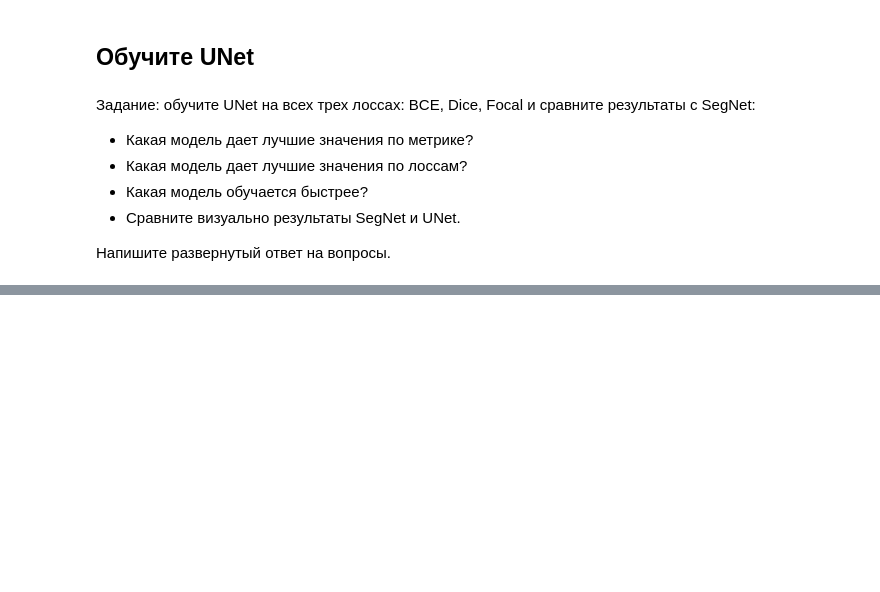
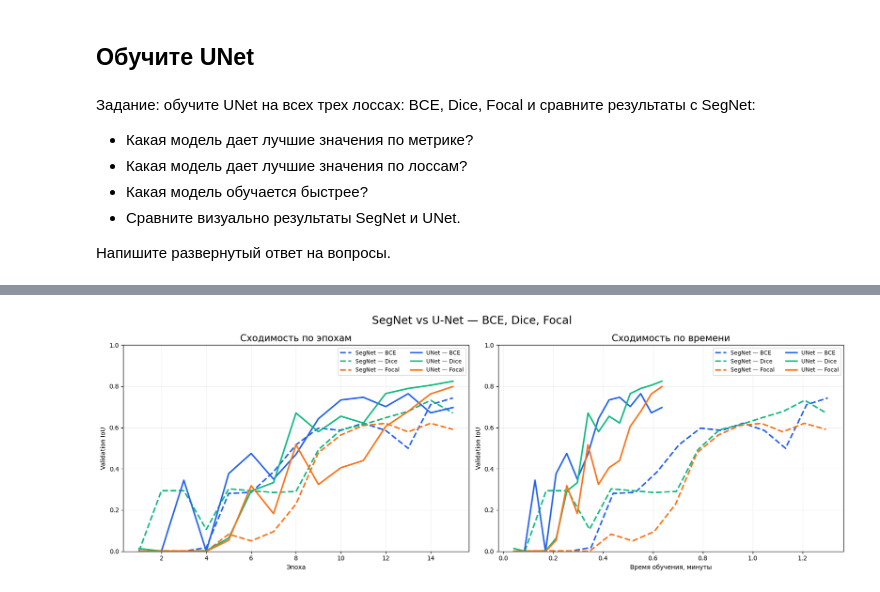
Before and after one commit to mymindinsane/DLS, a Jupyter notebook: hw_6_semantic_segmentation.ipynb, the cells around one changed output, grey strips where cells are left out. Drawn from its saved outputs; the diff is of its cells as text; code cells hidden in the pictures; blank space fills up the shorter version.

```diff
--- a/hw_6_semantic_segmentation.ipynb
+++ b/hw_6_semantic_segmentation.ipynb
@@ -668,0 +1674,19 @@ unet_model = UNet().to(device)
+# %%
+results = []
+
+for model_name, model_histories in {
+    "SegNet": histories,
+    "UNet": unet_histories
+}.items():
+    for loss_name, h in model_histories.items():
+        results.append({
+            "Model": model_name,
+            "Loss": loss_name,
+            "Best IoU": h["best_iou"],
+            "Best Dice": h["val_dice"][h["best_epoch"] - 1],
+            "Best Epoch": h["best_epoch"],
+            "Val BCE": h["val_bce"][h["best_epoch"] - 1]
+        })
+
+df = pd.DataFrame(results)
+display(df.sort_values("Best IoU", ascending=False).round(4))
@@ -668,0 +1701,59 @@ unet_model = UNet().to(device)
+# %%
+import numpy as np
+import matplotlib.pyplot as plt
+
+fig, axes = plt.subplots(1, 2, figsize=(17, 6))
+
+colors = {
+    "BCE": "#2563EB",
+    "Dice": "#10B981",
+    "Focal": "#F97316"
+}
+
+all_histories = {
+    "SegNet": histories,
+    "UNet": unet_histories
+}
+
+for model_name, model_histories in all_histories.items():
+    for loss_name, h in model_histories.items():
+        epochs = np.arange(1, len(h["val_iou"]) + 1)
+        elapsed_minutes = np.cumsum(h["epoch_seconds"]) / 60
+
+        style = "-" if model_name == "UNet" else "--"
+        label = f"{model_name} — {loss_name}"
+
+        axes[0].plot(
+            epochs, h["val_iou"],
+            label=label,
+            color=colors[loss_name],
+            linestyle=style,
+            linewidth=2.5
+        )
+
+        axes[1].plot(
+            elapsed_minutes, h["val_iou"],
+            label=label,
+            color=colors[loss_name],
+            linestyle=style,
+            linewidth=2.5
+        )
+
+axes[0].set_title("Сходимость по эпохам", fontsize=15)
+axes[0].set_xlabel("Эпоха")
+axes[0].set_ylabel("Validation IoU")
+
+axes[1].set_title("Сходимость по времени", fontsize=15)
+axes[1].set_xlabel("Время обучения, минуты")
+axes[1].set_ylabel("Validation IoU")
+
+for ax in axes:
+    ax.grid(alpha=0.2)
+    ax.legend(fontsize=9, ncol=2)
+    ax.set_ylim(0, 1)
+
+fig.suptitle("SegNet vs U-Net — BCE, Dice, Focal", fontsize=18)
+plt.tight_layout()
+plt.show()
+# %% [output]
+[figure, added]
```
Also changed, not shown: parts of 60 cells of this notebook.
